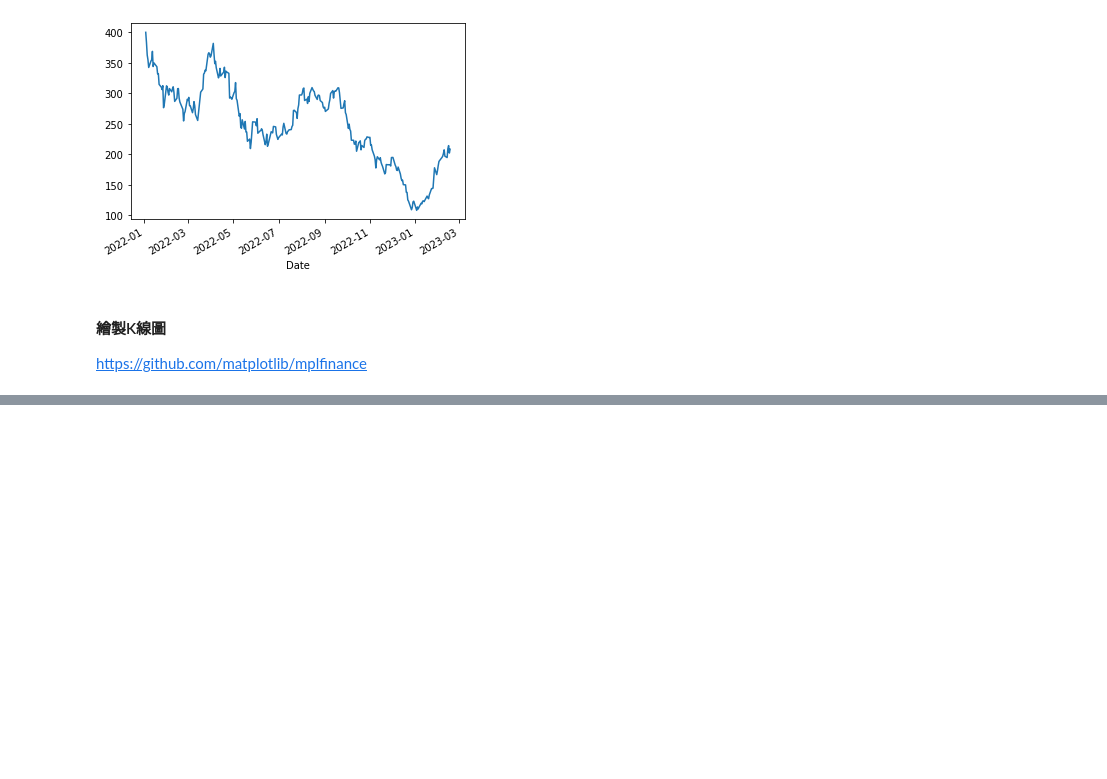
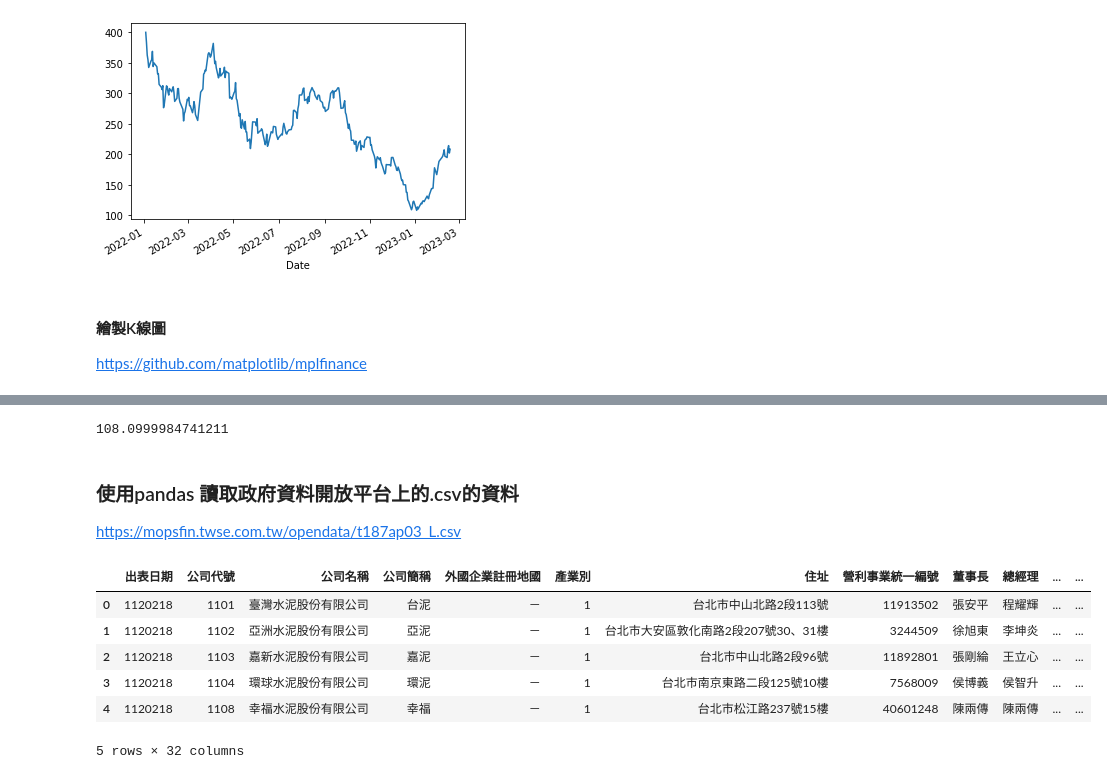
Before and after one commit to pooyalHsu/20230205python, a Jupyter notebook: 20230219_筆記.ipynb, the cells around one changed output, grey strips where cells are left out. Cells and saved outputs as stored; diff of their text form; code cells hidden in the pictures; blank space fills up the shorter version.

```diff
--- a/20230219_筆記.ipynb
+++ b/20230219_筆記.ipynb
@@ -775,0 +821,23 @@ https://github.com/matplotlib/mplfinance
+# %%
+#hint: 尋找股價最低點
+df.loc['2022':].Close.min()
+# %% [output]
+108.0999984741211
+# %% [markdown]
+### 使用pandas 讀取政府資料開放平台上的.csv的資料
+
+https://mopsfin.twse.com.tw/opendata/t187ap03_L.csv
+# %%
+url = 'https://mopsfin.twse.com.tw/opendata/t187ap03_L.csv'
+# %%
+twdf = pd.read_csv(url)
+# %%
+twdf.head()
+# %% [output]
+|  | 出表日期 | 公司代號 | 公司名稱 | 公司簡稱 | 外國企業註冊地國 | 產業別 | 住址 | 營利事業統一編號 | 董事長 | 總經理 | ... | ... |
+| 0 | 1120218 | 1101 | 臺灣水泥股份有限公司 | 台泥 | － | 1 | 台北市中山北路2段113號 | 11913502 | 張安平 | 程耀輝 | ... | ... |
+| 1 | 1120218 | 1102 | 亞洲水泥股份有限公司 | 亞泥 | － | 1 | 台北市大安區敦化南路2段207號30、31樓 | 3244509 | 徐旭東 | 李坤炎 | ... | ... |
+| 2 | 1120218 | 1103 | 嘉新水泥股份有限公司 | 嘉泥 | － | 1 | 台北市中山北路2段96號 | 11892801 | 張剛綸 | 王立心 | ... | ... |
+| 3 | 1120218 | 1104 | 環球水泥股份有限公司 | 環泥 | － | 1 | 台北市南京東路二段125號10樓 | 7568009 | 侯博義 | 侯智升 | ... | ... |
+| 4 | 1120218 | 1108 | 幸福水泥股份有限公司 | 幸福 | － | 1 | 台北市松江路237號15樓 | 40601248 | 陳兩傳 | 陳兩傳 | ... | ... |
+5 rows × 32 columns
```
Also changed, not shown: parts of 8 cells of this notebook.
